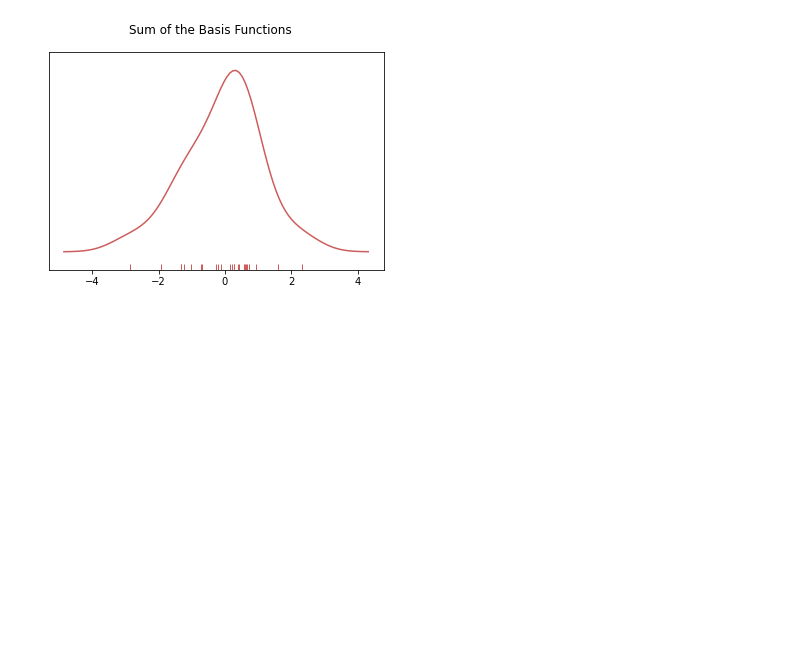
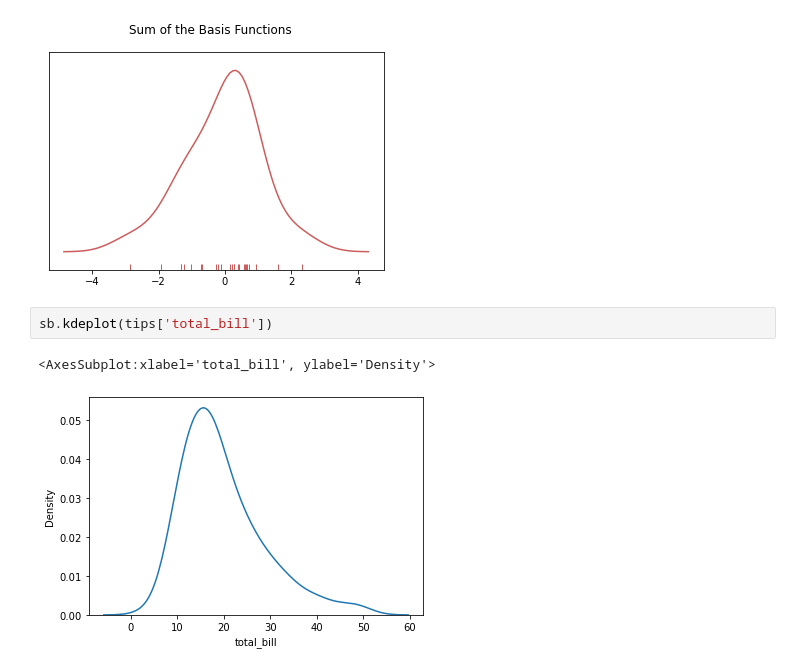
Before and after one commit to itsregalo/DS-ML, a Jupyter notebook: Seaborn/distribution_plots.ipynb, the cells around one changed output. Saved outputs shown, nothing was run; the diff lists cells and outputs as text; blank space fills up the shorter version.

Commit message:
kdeplot

```diff
--- a/Seaborn/distribution_plots.ipynb
+++ b/Seaborn/distribution_plots.ipynb
@@ -108,3 +108,8 @@ plt.suptitle("Sum of the Basis Functions")
 # %% [output]
 Text(0.5, 0.98, 'Sum of the Basis Functions')
 [figure]
+# %%
+sb.kdeplot(tips['total_bill'])
+# %% [output]
+<AxesSubplot:xlabel='total_bill', ylabel='Density'>
+[figure, added]
```
